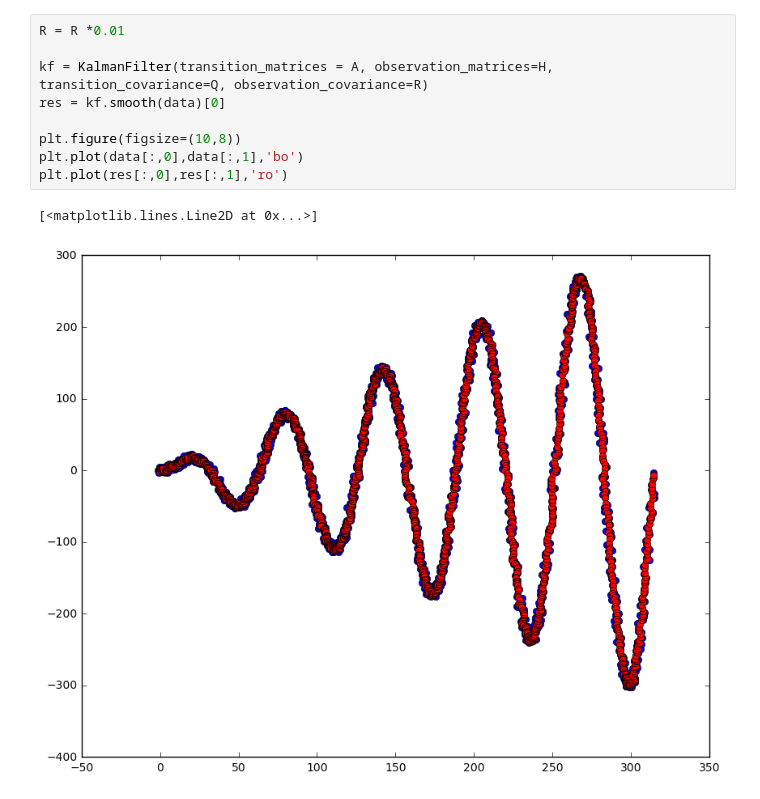
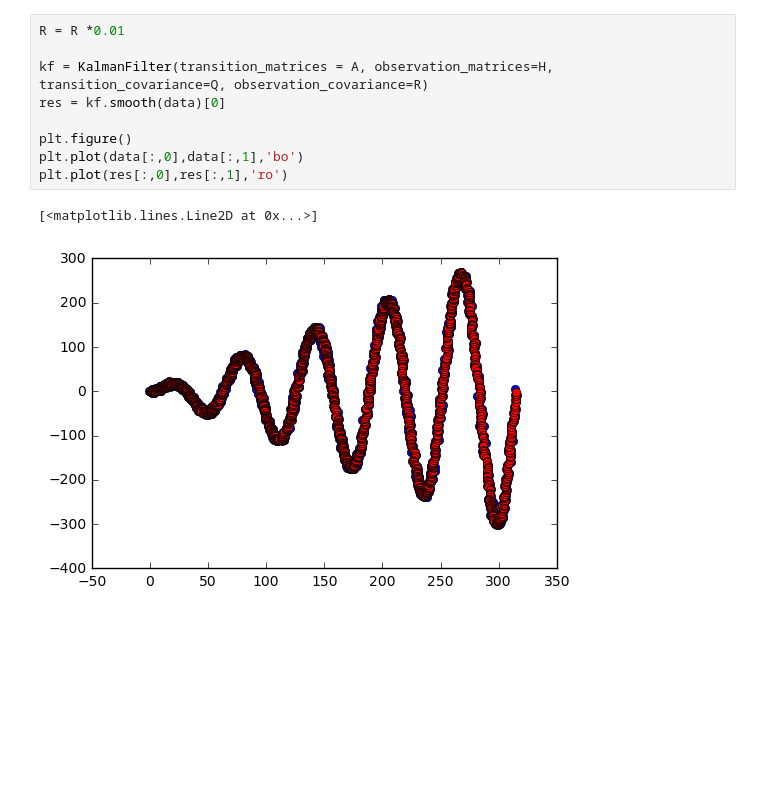
Before and after one commit to AloneGu/time_series_box, a Jupyter notebook: kalman_filter/examples/t.ipynb, the cells around one changed output. Cells and saved outputs as stored; diff of their text form; blank space fills up the shorter version.

```diff
--- a/kalman_filter/examples/t.ipynb
+++ b/kalman_filter/examples/t.ipynb
@@ -165,15 +177,15 @@ plt.plot(res[:,0],res[:,1],'ro')
 # %%
 R = R *0.01
 
 kf = KalmanFilter(transition_matrices = A, observation_matrices=H, transition_covariance=Q, observation_covariance=R)
 res = kf.smooth(data)[0]
 
-plt.figure(figsize=(10,8))
+plt.figure()
 plt.plot(data[:,0],data[:,1],'bo')
 plt.plot(res[:,0],res[:,1],'ro')
 # %% [output]
 [<matplotlib.lines.Line2D at 0x...>]
-[figure, old version]
+[figure, new version]
 # %%
 dim_observe = 2 # observe dim
 dim_state = 4 # 2d velocity
```
Also changed, not shown: parts of 4 cells of this notebook.
